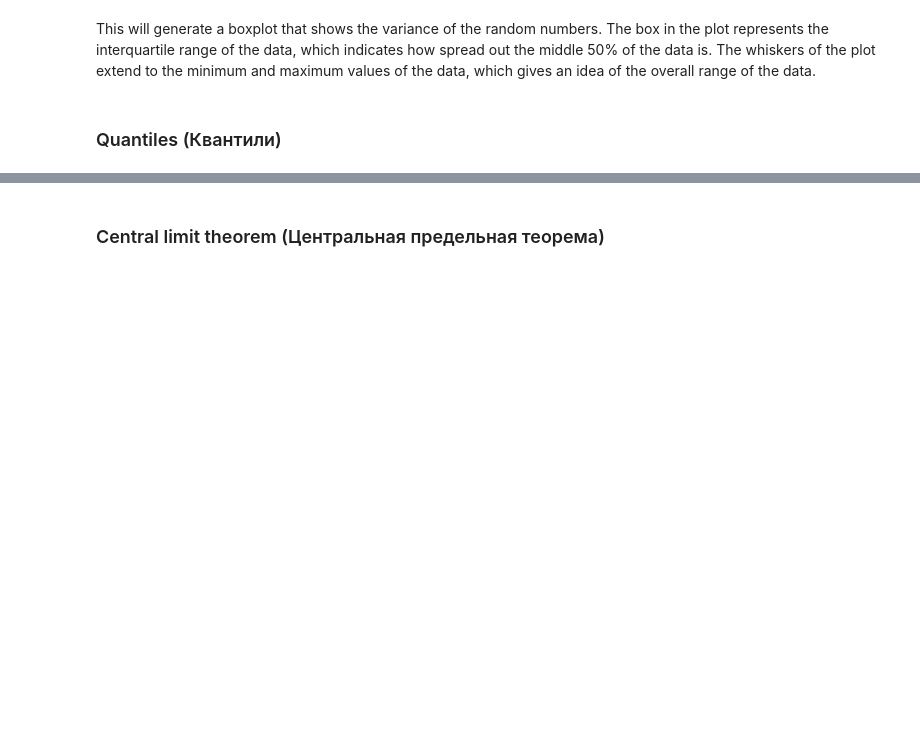
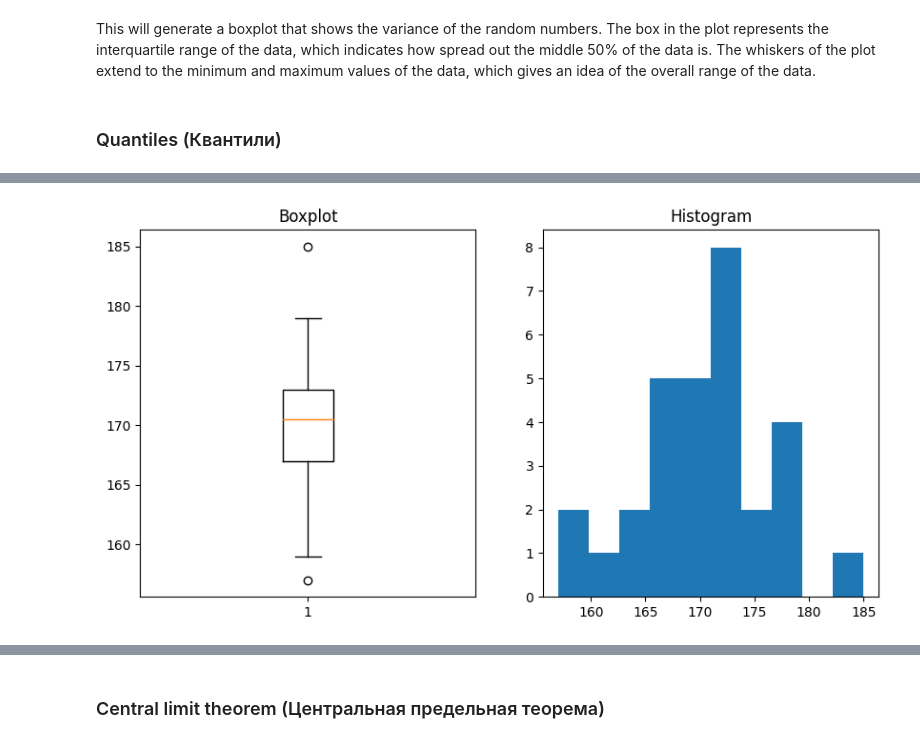
Before and after one commit to Alexey3250/Statistics_foundations_1, a Jupyter notebook: notes.ipynb, the cells around one changed output, grey strips where cells are left out. Cells and saved outputs as stored; diff of their text form; code cells hidden in the pictures; blank space fills up the shorter version.

```diff
--- a/notes.ipynb
+++ b/notes.ipynb
@@ -472,0 +536,16 @@ This will generate a boxplot that shows the variance of the random numbers. The
+# %%
+# Create a figure and two subplots
+fig, (ax1, ax2) = plt.subplots(nrows=1, ncols=2, figsize=(10, 5))
+
+# Draw the boxplot
+ax1.boxplot(values)
+ax1.set_title('Boxplot')
+
+# Draw the histogram
+ax2.hist(values, bins=10)
+ax2.set_title('Histogram')
+
+# Show the plot
+plt.show()
+# %% [output]
+[figure, added]
```
Also changed, not shown: parts of 55 cells of this notebook.
